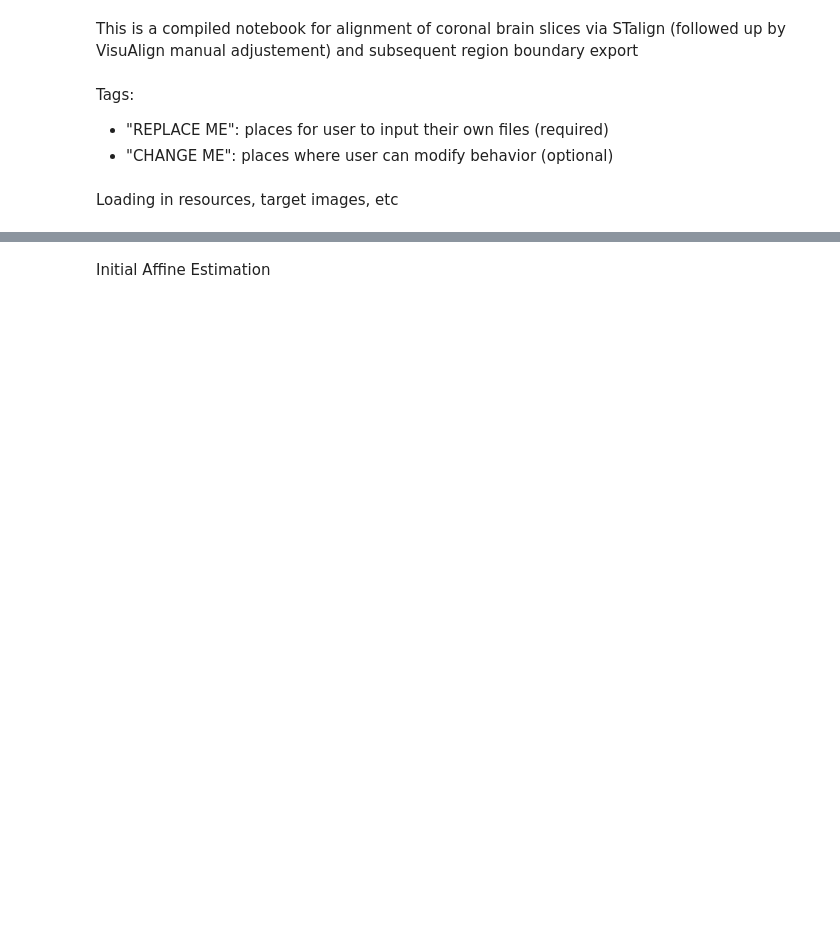
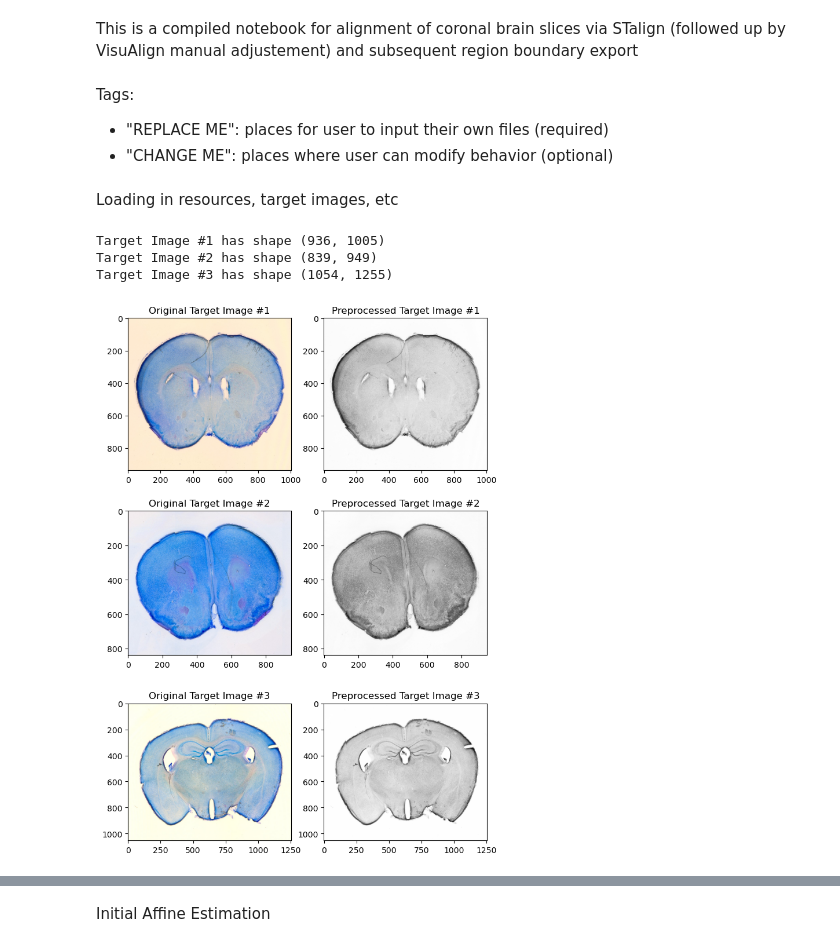
Before and after one commit to rk324/Dissecting-Atlas-Registered-Tissue, a Jupyter notebook: notebook.ipynb, the cells around one changed output, grey strips where cells are left out. Cells and saved outputs as stored; diff of their text form; code cells hidden in the pictures; blank space fills up the shorter version.

```diff
--- a/notebook.ipynb
+++ b/notebook.ipynb
@@ -36,36 +36,41 @@ Loading in resources, target images, etc
 # Load Target Image #
 %matplotlib inline
 
-data_folder = "Data\\Target_samples\\batch 2" #### REPLACE ME #### path to folder with images
+data_folder = "PASTE PATH TO FOLDER HERE" #### REPLACE ME #### path to folder with images
 target_filenames = glob.glob(f"{data_folder}\\*.jpg")
 targets_original = []
 targets_ds = []
 targets = []
 
 for img_filename in target_filenames:
     W_original = ski.io.imread(img_filename)
     W = W_original.copy()
 
     # uncomment/comment out preprocessing lines as needed, feel free to edit, rearrange, and add your own pre-processing
     ds_factor = 1 #### CHANGE ME #### if working with larger image that needs downscaling
     W = ski.transform.downscale_local_mean(W, (ds_factor, ds_factor,1)) # downscaling using above factor
     W_ds = W.copy().astype('uint8') # save downscaled but not gray scaled image
     W = ski.color.rgb2gray(W) # greyscaling rgb image
     W = (W - np.min(W)) / (np.max(W) - np.min(W)) # normalizing image
     W = 1-W # inverting, optional #### CHANGE ME #### comment/uncomment as needed to ensure image looks good
 
     targets_original.append(W_original)
     targets_ds.append(W_ds)
     targets.append(W)
     print(f'Target Image #{len(targets)} has shape {W.shape}')
 
 fig, ax = plt.subplots(len(targets),2,figsize=(8,4*len(targets)))
 for i in range(len(targets)):
     if len(targets) == 1: ax = [ax]
     ax[i][0].imshow(targets_original[i])
     ax[i][0].set_title(f"Original Target Image #{i+1}")
     ax[i][1].imshow(targets[i],cmap='Grays')
     ax[i][1].set_title(f"Preprocessed Target Image #{i+1}")
+# %% [output]
+Target Image #1 has shape (936, 1005)
+Target Image #2 has shape (839, 949)
+Target Image #3 has shape (1054, 1255)
+[figure, added]
 # %%
 # Load Atlas #
 # options: DAPI, ALLEN, OTHER
```
Also changed, not shown: parts of 15 cells of this notebook.
